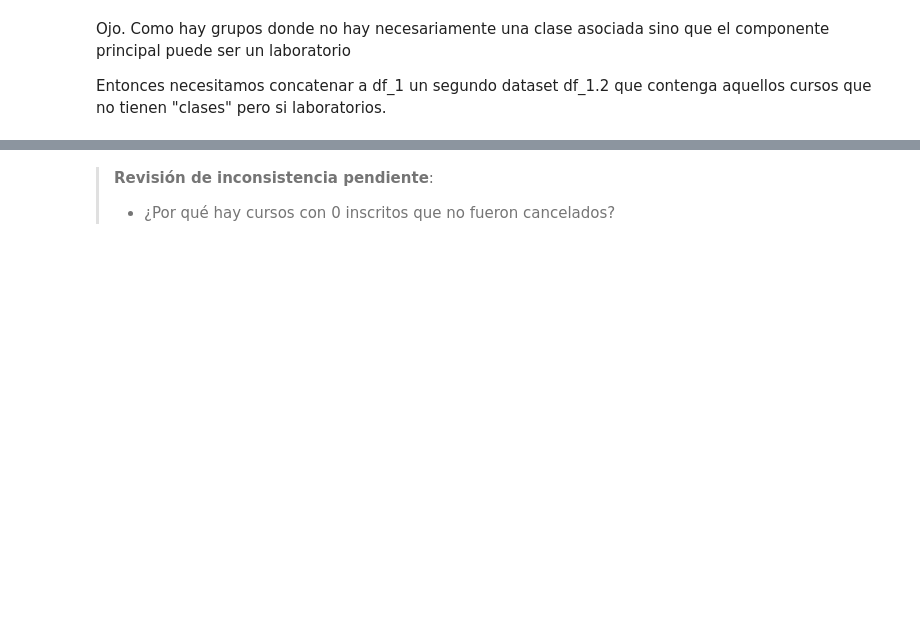
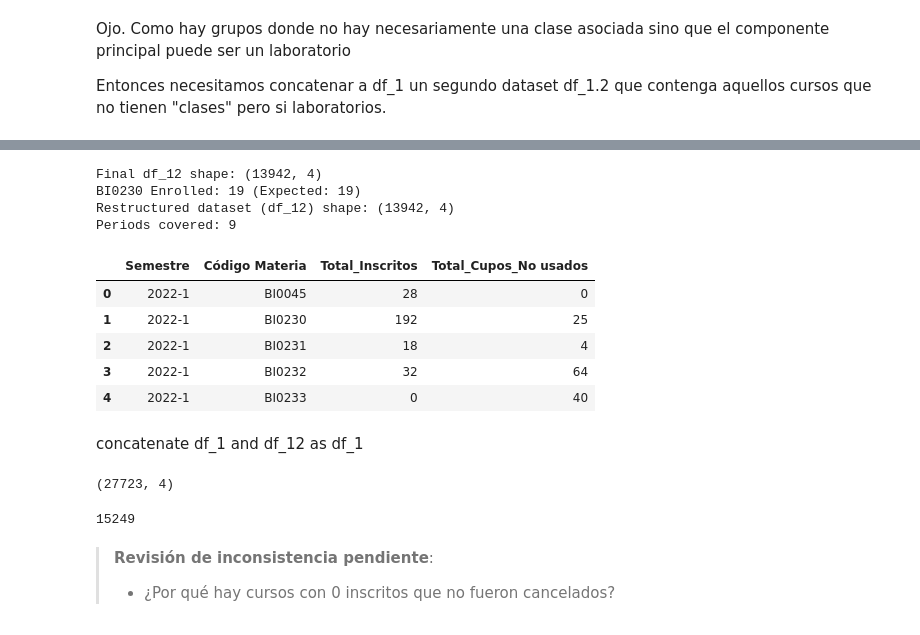
Before and after one commit to SaraMR9/Maestria---Fundamentos-en-ciencia-de-datos, a Jupyter notebook: Proyecto_Final/notebooks/20260207_Final_Project.ipynb, the cells around one changed output, grey strips where cells are left out. Drawn from its saved outputs; the diff is of its cells as text; code cells hidden in the pictures; blank space fills up the shorter version.

```diff
--- a/Proyecto_Final/notebooks/20260207_Final_Project.ipynb
+++ b/Proyecto_Final/notebooks/20260207_Final_Project.ipynb
@@ -701,3 +733,64 @@ df_1     = df_1[df_1["Componente"] == "Clase"].copy()
+# %%
+# ---------------------------------------------------------
+# NEW STEP: Aggregation with Deduplication (The Fix)
+# ---------------------------------------------------------
+
+# 1. Define the columns needed for the final aggregation
+cols_to_keep = ['Semestre', 'Código Materia', 'Número de Clase', 'Total Inscritos', '# Cupos disponibles']
+df_subset = df_12[cols_to_keep].copy()
+
+# 2. Deduplicate: Keep only one row per unique Section (Class Number)
+# This removes the multiple rows caused by class schedules (e.g., Mon/Wed/Fri entries for the same group)
+df_unique_sections = df_subset.drop_duplicates(subset=['Semestre', 'Código Materia', 'Número de Clase'])
+
+# 3. Aggregate: Sum the enrollment for the unique sections per Subject
+df_final_agg = df_unique_sections.groupby(['Semestre', 'Código Materia']).agg({
+    'Total Inscritos': 'sum',
+    '# Cupos disponibles': 'sum'
+}).reset_index()
+
+# 4. Rename columns to match your desired output format
+df_12 = df_final_agg.rename(columns={
+    'Total Inscritos': 'Total_Inscritos',
+    '# Cupos disponibles': 'Total_Cupos_No usados'
+})
+
+# --- Verification ---
+print(f"Final df_12 shape: {df_12.shape}")
+
+# Verify BI0485 (Should be 19)
+check_BI0485 = df_12[(df_12['Código Materia'] == 'BI0485') & (df_12['Semestre'] == '2022-1')]
+if not check_BI0485.empty:
+    print(f"BI0230 Enrolled: {check_BI0485['Total_Inscritos'].values[0]} (Expected: 19)")
+
+
+# # --- Print verification ---
+print(f"Restructured dataset (df_12) shape: {df_12.shape}")
+print(f"Periods covered: {df_12['Semestre'].nunique()}")
+df_12.head()
+# %% [output]
+Final df_12 shape: (13942, 4)
+BI0230 Enrolled: 19 (Expected: 19)
+Restructured dataset (df_12) shape: (13942, 4)
+Periods covered: 9
+|  | Semestre | Código Materia | Total_Inscritos | Total_Cupos_No usados |
+| 0 | 2022-1 | BI0045 | 28 | 0 |
+| 1 | 2022-1 | BI0230 | 192 | 25 |
+| 2 | 2022-1 | BI0231 | 18 | 4 |
+| 3 | 2022-1 | BI0232 | 32 | 64 |
+| 4 | 2022-1 | BI0233 | 0 | 40 |
+# %% [markdown]
+concatenate df_1 and df_12 as df_1
+# %%
+df_1 = pd.concat([df_1, df_12], ignore_index=True).copy()
+df_1.shape
+# %% [output]
+(27723, 4)
+# %%
+a=13781+1468
+a
+# %% [output]
+15249
 # %% [markdown]
 >**Revisión de inconsistencia pendiente**:
 >
```
Also changed, not shown: parts of 4 cells of this notebook.
